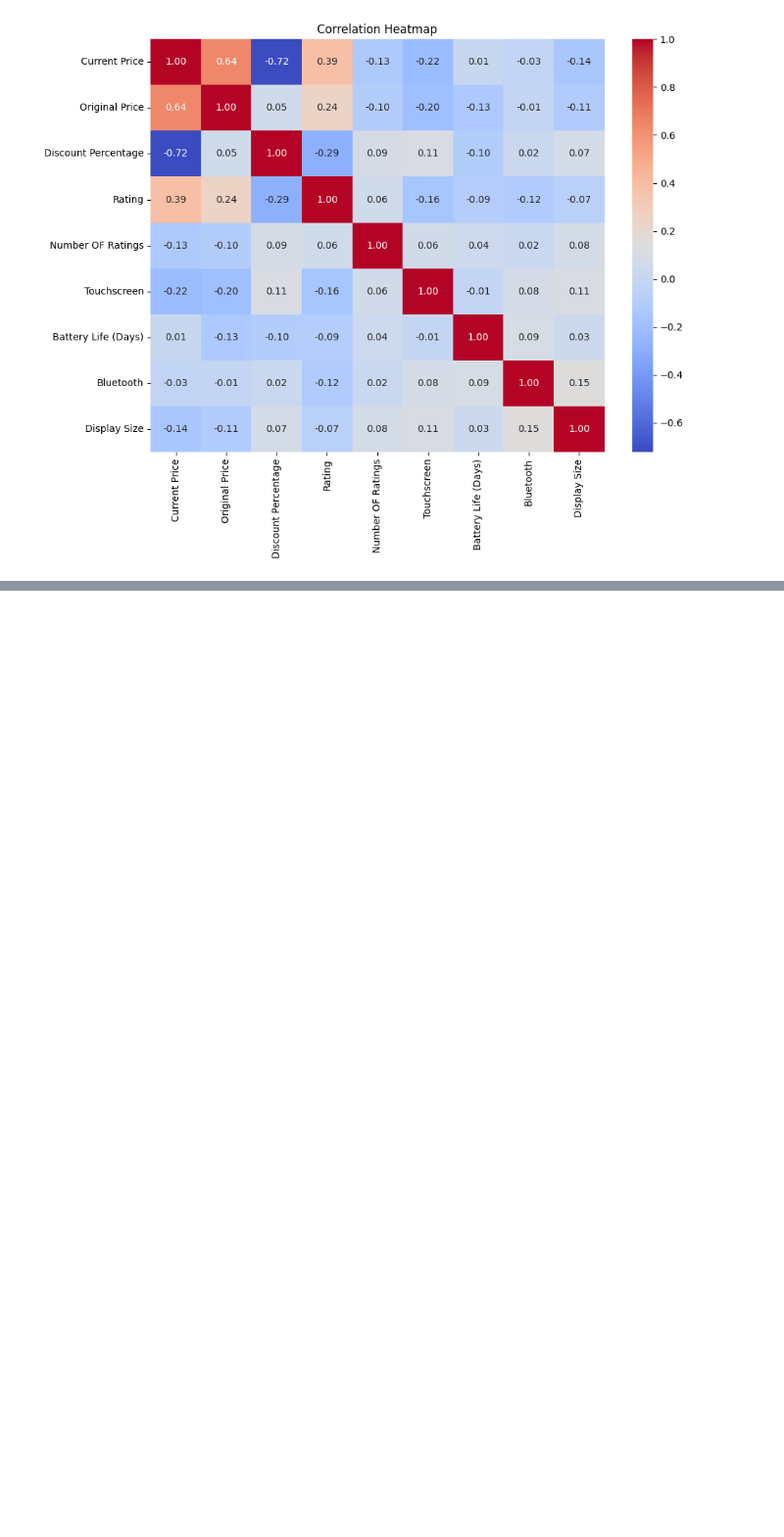
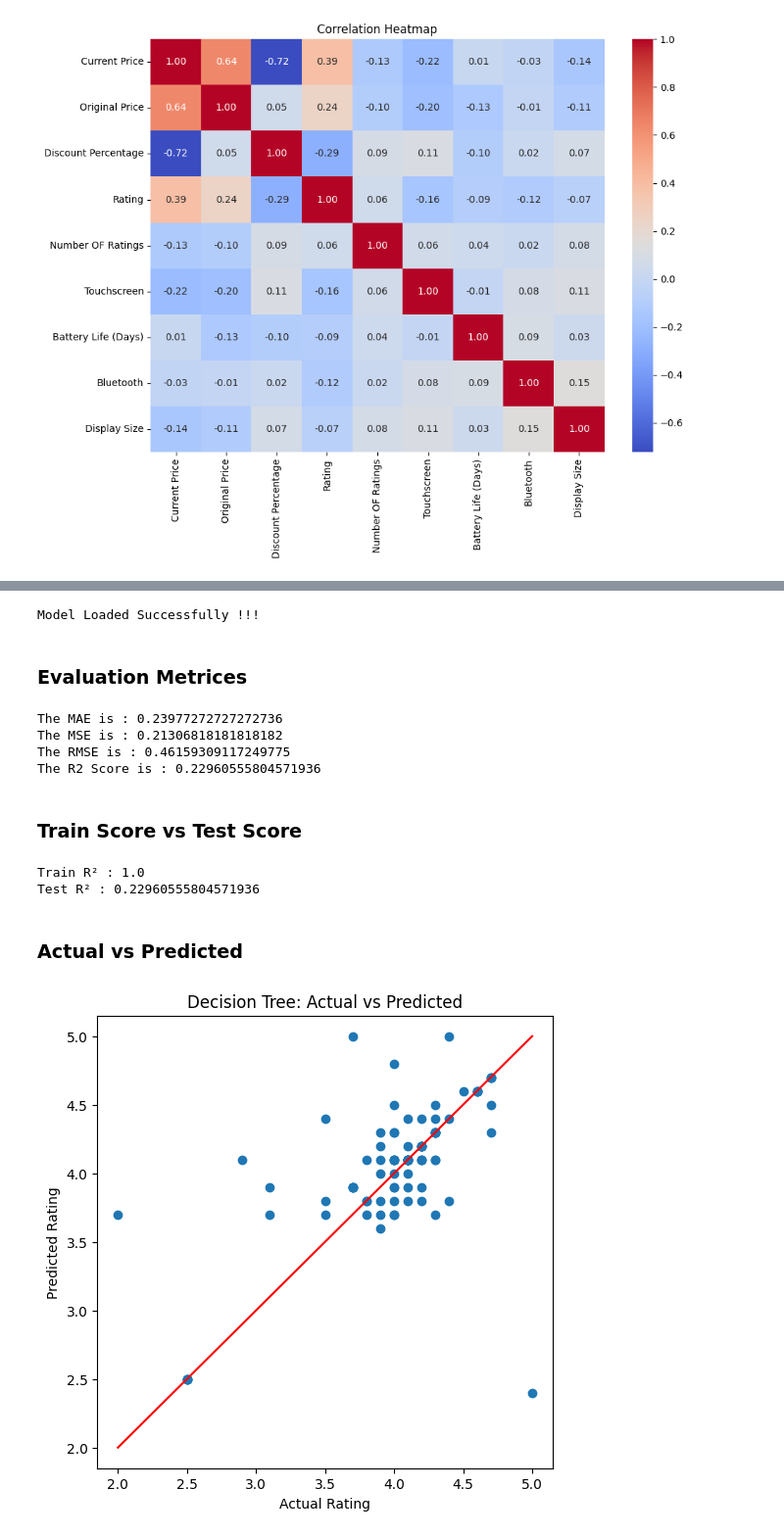
Before and after one commit to kushneek/smartwatch-rating-prediction, a Jupyter notebook: notebooks/Model_Evaluation.ipynb, the cells around one changed output, grey strips where cells are left out. Shown at 98% size. Drawn from its saved outputs; the diff is of its cells as text; code cells hidden in the pictures; blank space fills up the shorter version.

Commit message:
Evaluated Decision Tree

```diff
--- a/notebooks/Model_Evaluation.ipynb
+++ b/notebooks/Model_Evaluation.ipynb
@@ -7,0 +11,3 @@ from sklearn.metrics import mean_absolute_error, mean_squared_error, r2_score
+# %%
+LR_model=joblib.load(r"C:\Users\ASUS\OneDrive\Documents\ML Project\Smartwatches project\models\Linear_Regression.joblib")
+print("Linear Model Loaded Successfully !!!")
@@ -8,10 +16,11 @@ from sklearn.metrics import mean_absolute_error, mean_squared_error, r2_score
 # %%
-comparison=pd.read_csv(r"C:\Users\ASUS\OneDrive\Documents\ML Project\Smartwatches project\Dataset\Processed\comparison.csv")
+comparison=pd.read_csv(r"C:\Users\ASUS\OneDrive\Documents\ML Project\Smartwatches project\Dataset\Processed\Comparison_Linear_Regression.csv")
 
 df=pd.read_csv(r'C:\Users\ASUS\OneDrive\Documents\ML Project\Smartwatches project\Dataset\cleaned_dataset.csv')
 
 X_train=pd.read_csv(r'C:\Users\ASUS\OneDrive\Documents\ML Project\Smartwatches project\Dataset\Processed\X_train.csv')
 X_test=pd.read_csv(r'C:\Users\ASUS\OneDrive\Documents\ML Project\Smartwatches project\Dataset\Processed\X_test.csv')
+y_train=pd.read_csv(r'C:\Users\ASUS\OneDrive\Documents\ML Project\Smartwatches project\Dataset\Processed\y_train.csv')
 
 y_test=comparison['Actual Ratings']
 y_pred=comparison['Predicted Ratings']
@@ -136,0 +166,55 @@ plt.show()
+# %%
+dt_model = joblib.load(r"C:\Users\ASUS\OneDrive\Documents\ML Project\Smartwatches project\models\Decision_Tree_Model.joblib")
+print("Model Loaded Successfully !!!")
+# %% [output]
+Model Loaded Successfully !!!
+# %%
+y_pred_DT=dt_model.predict(X_test)
+# %% [markdown]
+### Evaluation Metrices
+# %%
+mae_DT = mean_absolute_error(y_test, y_pred_DT)
+
+mse_DT= mean_squared_error(y_test, y_pred_DT)
+
+rmse_DT= np.sqrt(mse_DT)
+
+r2_DT= r2_score(y_test, y_pred_DT)
+
+print("The MAE is :", mae_DT)
+print("The MSE is :", mse_DT)
+print("The RMSE is :", rmse_DT)
+print("The R2 Score is :", r2_DT)
+# %% [output]
+The MAE is : 0.23977272727272736
+The MSE is : 0.21306818181818182
+The RMSE is : 0.46159309117249775
+The R2 Score is : 0.22960555804571936
+# %% [markdown]
+### Train Score vs Test Score
+# %%
+print("Train R² :", dt_model.score(X_train, y_train))
+print("Test R² :", dt_model.score(X_test, y_test))
+# %% [output]
+Train R² : 1.0
+Test R² : 0.22960555804571936
+# %% [markdown]
+### Actual vs Predicted
+# %%
+plt.figure(figsize=(6,6))
+
+plt.scatter(y_test, y_pred_DT)
+
+plt.plot(
+    [y_test.min(), y_test.max()],
+    [y_test.min(), y_test.max()],
+    color="red"
+)
+
+plt.xlabel("Actual Rating")
+plt.ylabel("Predicted Rating")
+plt.title("Decision Tree: Actual vs Predicted")
+
+plt.show()
+# %% [output]
+[figure, added]
```
Also changed, not shown: parts of 19 cells of this notebook, 3 other files.
